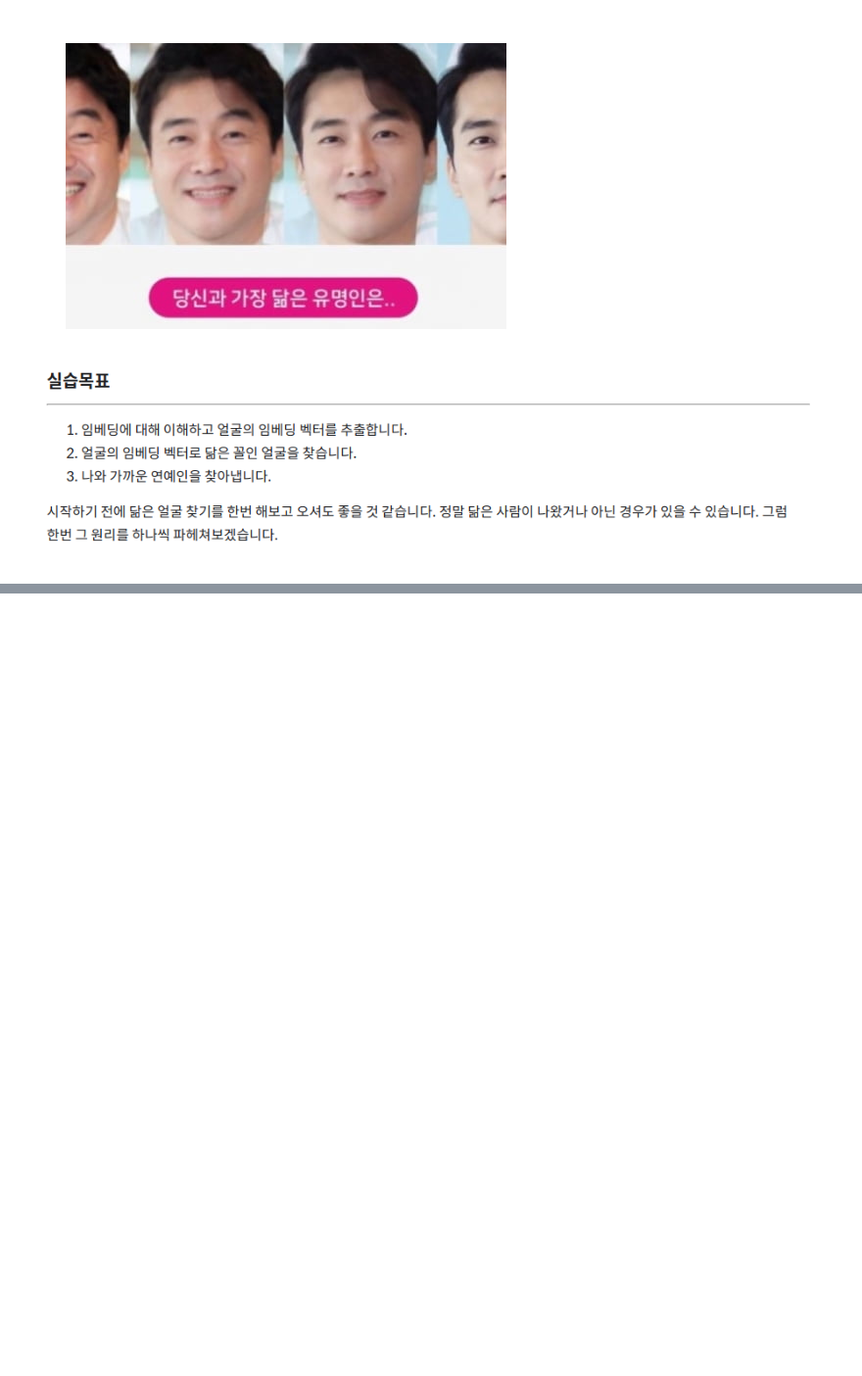
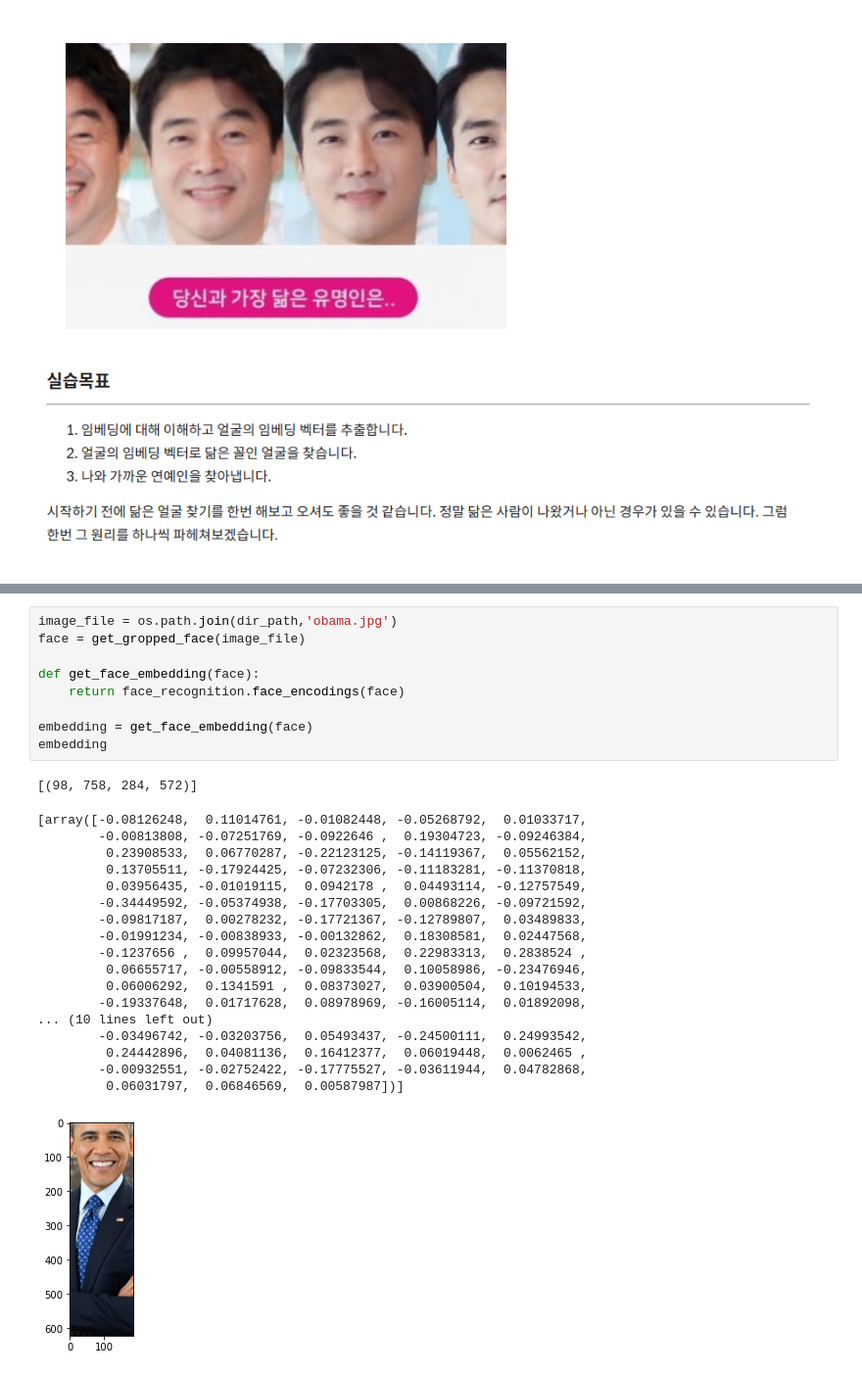
Before and after one commit to minjepark/AIFFEL_SSAC, a Jupyter notebook: exploration/E_07/E_7.ipynb, the cells around one changed output, grey strips where cells are left out. Shown: that part at 98% size. Saved outputs shown, nothing was run; the diff lists cells and outputs as text; blank space fills up the shorter version.

```diff
--- a/exploration/E_07/E_7.ipynb
+++ b/exploration/E_07/E_7.ipynb
@@ -4,0 +58,29 @@
+# %%
+image_file = os.path.join(dir_path,'obama.jpg')
+face = get_gropped_face(image_file)
+
+def get_face_embedding(face):
+    return face_recognition.face_encodings(face)
+
+embedding = get_face_embedding(face)
+embedding
+# %% [output]
+[(98, 758, 284, 572)]
+[array([-0.08126248,  0.11014761, -0.01082448, -0.05268792,  0.01033717,
+        -0.00813808, -0.07251769, -0.0922646 ,  0.19304723, -0.09246384,
+         0.23908533,  0.06770287, -0.22123125, -0.14119367,  0.05562152,
+         0.13705511, -0.17924425, -0.07232306, -0.11183281, -0.11370818,
+         0.03956435, -0.01019115,  0.0942178 ,  0.04493114, -0.12757549,
+        -0.34449592, -0.05374938, -0.17703305,  0.00868226, -0.09721592,
+        -0.09817187,  0.00278232, -0.17721367, -0.12789807,  0.03489833,
+        -0.01991234, -0.00838933, -0.00132862,  0.18308581,  0.02447568,
+        -0.1237656 ,  0.09957044,  0.02323568,  0.22983313,  0.2838524 ,
+         0.06655717, -0.00558912, -0.09833544,  0.10058986, -0.23476946,
+         0.06006292,  0.1341591 ,  0.08373027,  0.03900504,  0.10194533,
+        -0.19337648,  0.01717628,  0.08978969, -0.16005114,  0.01892098,
+... (10 lines left out)
+        -0.03496742, -0.03203756,  0.05493437, -0.24500111,  0.24993542,
+         0.24442896,  0.04081136,  0.16412377,  0.06019448,  0.0062465 ,
+        -0.00932551, -0.02752422, -0.17775527, -0.03611944,  0.04782868,
+         0.06031797,  0.06846569,  0.00587987])]
+[figure, added]
```
Also changed, not shown: parts of 9 cells of this notebook, 2 other files.
